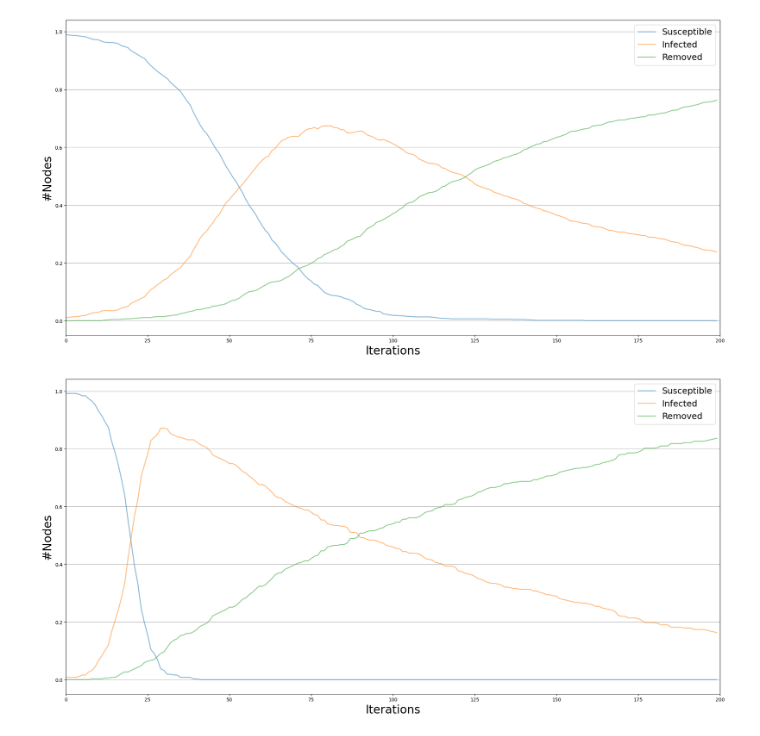
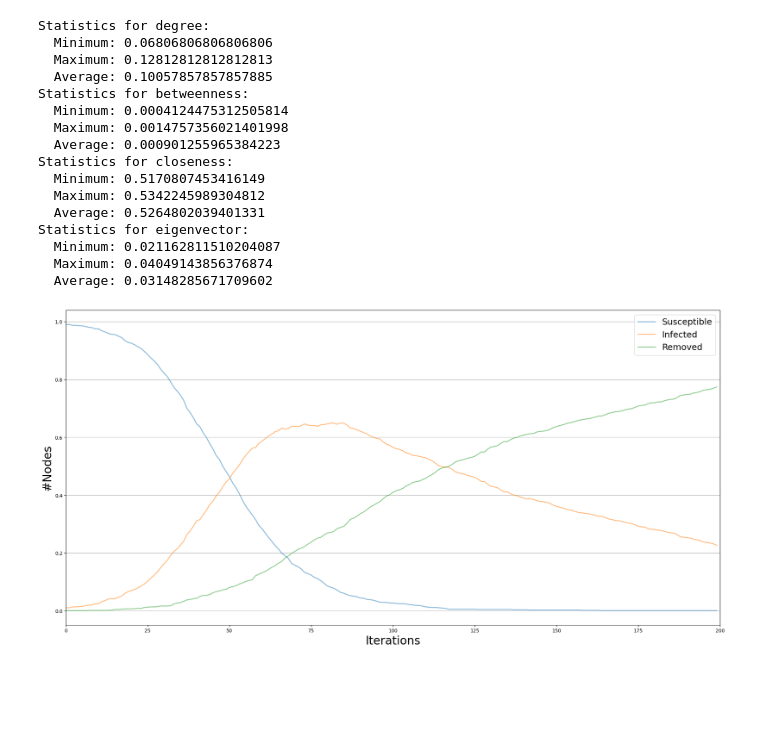
Before and after one commit to JTimmr/CS_Assignment_2, a Jupyter notebook: main.ipynb, the cells around one changed output. Cells and saved outputs as stored; diff of their text form; code cells hidden in the pictures; blank space fills up the shorter version.

```diff
--- a/main.ipynb
+++ b/main.ipynb
@@ -737,9 +856,9 @@ def read_data(filename):
                 g.add_edge(node1, node2_int, transmission_rate=transmission)
     return g
 # %%
-def infect_network(g, beta, gamma, I_initial, N_iterations):
+def infect_network(graph, beta, gamma, I_initial, N_iterations):
     # Set model parameters
-    model = ep.SIRModel(g)
+    model = ep.SIRModel(graph)
     cfg = mc.Configuration()
     cfg.add_model_parameter('beta', beta)
     cfg.add_model_parameter('gamma', gamma)
@@ -750,5 +869,12 @@ def infect_network(g, beta, gamma, I_initial, N_iterations):
     iterations = model.iteration_bunch(N_iterations, node_status=False)
 
     return model, iterations
+# %%
+# Define a function to print statistics in a nice way
+def print_statistics(title, stats):
+    print(f"Statistics for {title}:")
+    print(f"  Minimum: {stats['min']}")
+    print(f"  Maximum: {stats['max']}")
+    print(f"  Average: {stats['avg']}")
 # %%
 def plot(model, iterations):
@@ -758,13 +883,19 @@ def plot(model, iterations):
     viz.plot()
 # %%
 filename = 'transmission_network.csv'
-g= read_data(filename)
+graph = read_data(filename)
+
+statistics = get_graph_statistics(graph)
+
+# Print statistics for each centrality measure
+for centrality, stats in statistics.items():
+    print_statistics(centrality, stats)
 
 beta = 0.001
 gamma = 0.01
 I_initial = 0.01
 N_iterations = 200
-model, iterations = infect_network(g, beta, gamma, I_initial, N_iterations)
+model, iterations = infect_network(graph, beta, gamma, I_initial, N_iterations)
 
 plot(model, iterations)
 # %% [output]
@@ -772,29 +919,33 @@ plot(model, iterations)
 # %%
 #Generating a network
 nodes = 1000
 probability = 0.1
-g = nx.erdos_renyi_graph(nodes, probability)
+graph = nx.erdos_renyi_graph(nodes, probability)
 
-model, iterations = infect_network(g, beta, gamma, I_initial, N_iterations)
+statistics = get_graph_statistics(graph)
+
+# Print statistics for each centrality measure
+for centrality, stats in statistics.items():
+    print_statistics(centrality, stats)
+
+model, iterations = infect_network(graph, beta, gamma, I_initial, N_iterations)
 
 plot(model, iterations)
 # %% [output]
+Statistics for degree:
+  Minimum: 0.06806806806806806
+  Maximum: 0.12812812812812813
+  Average: 0.10057857857857885
+Statistics for betweenness:
+  Minimum: 0.0004124475312505814
+  Maximum: 0.0014757356021401998
+  Average: 0.000901255965384223
+Statistics for closeness:
+  Minimum: 0.5170807453416149
+  Maximum: 0.5342245989304812
+  Average: 0.5264802039401331
+Statistics for eigenvector:
+  Minimum: 0.021162811510204087
+  Maximum: 0.04049143856376874
+  Average: 0.03148285671709602
-[figure, old version]
+[figure, new version]
-# %%
-# Set initial parameters
-model = ep.SIRModel(g)
-cfg = mc.Configuration()
-cfg.add_model_parameter('beta', 0.001)
-cfg.add_model_parameter('gamma', 0.01)
-cfg.add_model_parameter("percentage_infected", 0.01)
-model.set_initial_status(cfg)
-
-#Perform simulation
-iterations = model.iteration_bunch(200, node_status=False)
-
-%matplotlib inline
-trends = model.build_trends(iterations)
-viz = DiffusionTrend(model, trends)
-viz.plot()
-# %% [output]
-[figure, removed]
```
Also changed, not shown: parts of 23 cells of this notebook.
